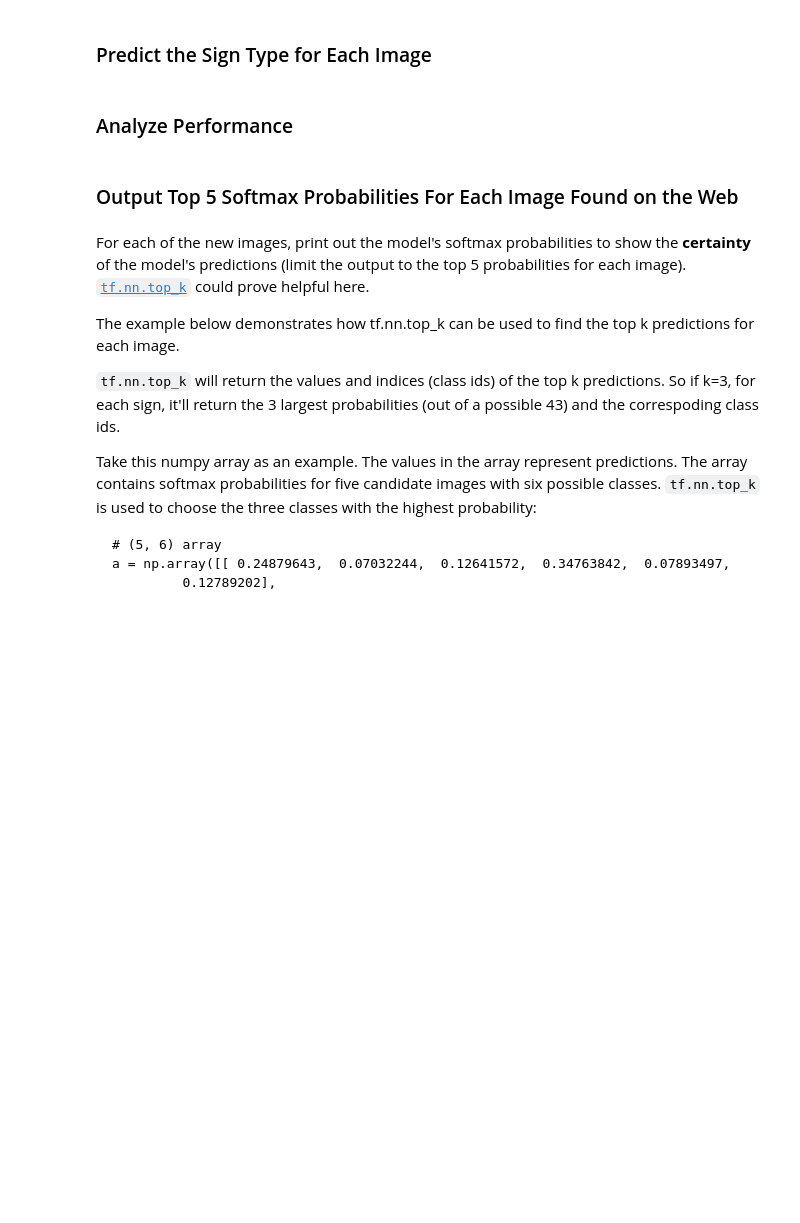
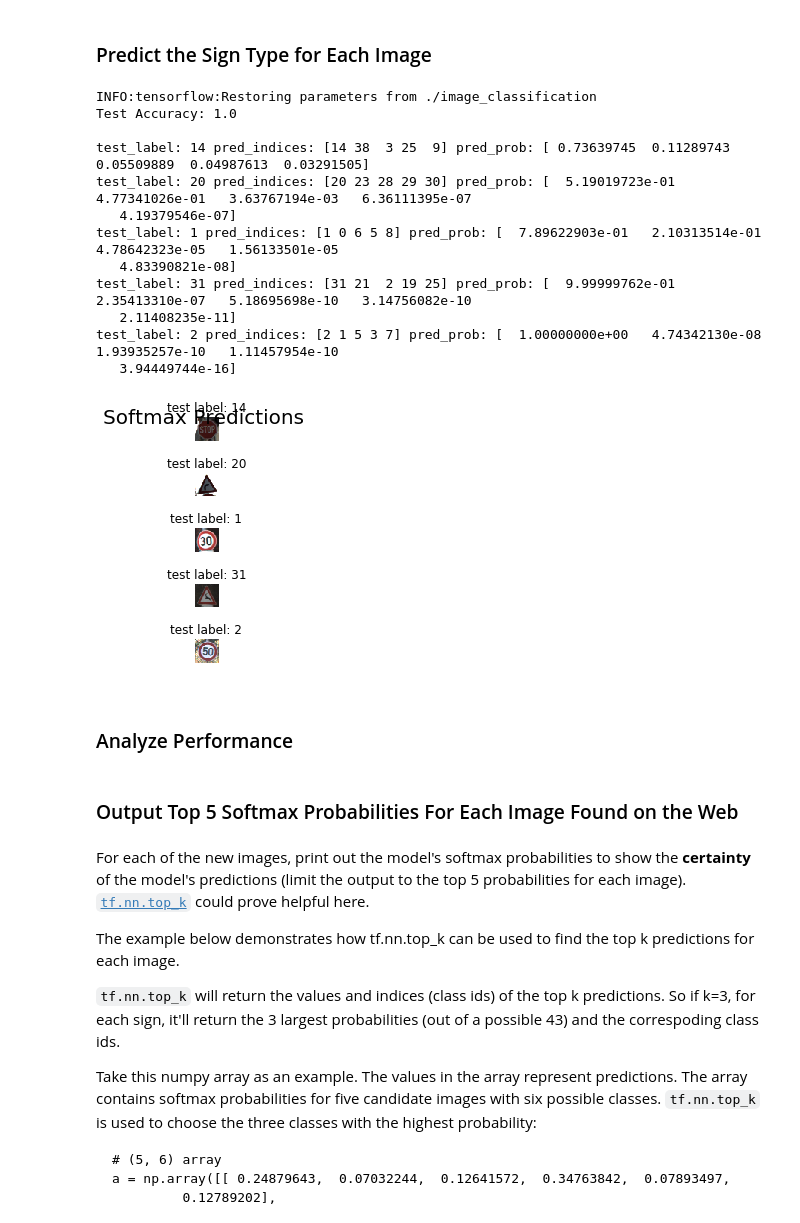
Before and after one commit to rising-turtle/SelfDriving, a Jupyter notebook: CarND-Traffic-Sign-Classifier-Project/Traffic_Sign_Classifier.ipynb, the cells around one changed output. Saved outputs shown, nothing was run; the diff lists cells and outputs as text; code cells hidden in the pictures; blank space fills up the shorter version.

```diff
--- a/CarND-Traffic-Sign-Classifier-Project/Traffic_Sign_Classifier.ipynb
+++ b/CarND-Traffic-Sign-Classifier-Project/Traffic_Sign_Classifier.ipynb
@@ -474,3 +518,60 @@ You may find `signnames.csv` useful as it contains mappings from the class id (i
+# %%
+### Run the predictions here and use the model to output the prediction for each image.
+### Make sure to pre-process the images with the same pre-processing pipeline used earlier.
+### Feel free to use as many code cells as needed.
+
+save_model_path = './image_classification'
+
+loaded_graph = tf.Graph()
+with tf.Session(graph=loaded_graph) as sess:
+    # Load model
+    loader = tf.train.import_meta_graph(save_model_path + '.meta')
+    loader.restore(sess, save_model_path)
+
+    # Get Tensors from loaded model
+    loaded_x = loaded_graph.get_tensor_by_name('x:0')
+    loaded_y = loaded_graph.get_tensor_by_name('y:0')
+    loaded_keep_prob = loaded_graph.get_tensor_by_name('keep_prob:0')
+    loaded_logits = loaded_graph.get_tensor_by_name('logits:0')
+    loaded_acc = loaded_graph.get_tensor_by_name('accuracy:0')
+
+    # preparation
+    imgs_norm = normalize(test_imgs)
+    img_label = one_hot_encode(test_labels)
+
+    # Accuracy
+    accuracy = sess.run(loaded_acc, feed_dict={loaded_x: imgs_norm, loaded_y:img_label, loaded_keep_prob: 1.0})
+    print('Test Accuracy: {}\n'.format(accuracy))
+
+    # prediction
+    top_n_predictions = 5
+    predictions = sess.run(
+        tf.nn.top_k(tf.nn.softmax(loaded_logits), top_n_predictions),
+        feed_dict = {loaded_x: imgs_norm, loaded_y : img_label, loaded_keep_prob: 1.0})
+
+    # plot and print
+    fig, axies = plt.subplots(nrows=5, ncols=1)
+    fig.tight_layout()
+    fig.suptitle('Softmax Predictions', fontsize = 20)
+    for img_i, (img, img_label, pred_indice, pred_prob) in enumerate(zip(test_imgs, test_labels, predictions.indices, predictions.values)):
+        print('test_label: {} pred_indices: {} pred_prob: {}'.format(img_label, pred_indice, pred_prob))
+        axies[img_i].imshow(img)
+        axies[img_i].set_title('test label: {}'.format(img_label))
+        axies[img_i].set_axis_off()
+# %% [output]
+INFO:tensorflow:Restoring parameters from ./image_classification
+Test Accuracy: 1.0
+
+test_label: 14 pred_indices: [14 38  3 25  9] pred_prob: [ 0.73639745  0.11289743  0.05509889  0.04987613  0.03291505]
+test_label: 20 pred_indices: [20 23 28 29 30] pred_prob: [  5.19019723e-01   4.77341026e-01   3.63767194e-03   6.36111395e-07
+   4.19379546e-07]
+test_label: 1 pred_indices: [1 0 6 5 8] pred_prob: [  7.89622903e-01   2.10313514e-01   4.78642323e-05   1.56133501e-05
+   4.83390821e-08]
+test_label: 31 pred_indices: [31 21  2 19 25] pred_prob: [  9.99999762e-01   2.35413310e-07   5.18695698e-10   3.14756082e-10
+   2.11408235e-11]
+test_label: 2 pred_indices: [2 1 5 3 7] pred_prob: [  1.00000000e+00   4.74342130e-08   1.93935257e-10   1.11457954e-10
+   3.94449744e-16]
+[figure, added]
 # %% [markdown]
 ### Analyze Performance
 # %%
```
Also changed, not shown: parts of 8 cells of this notebook, 3 other files.
